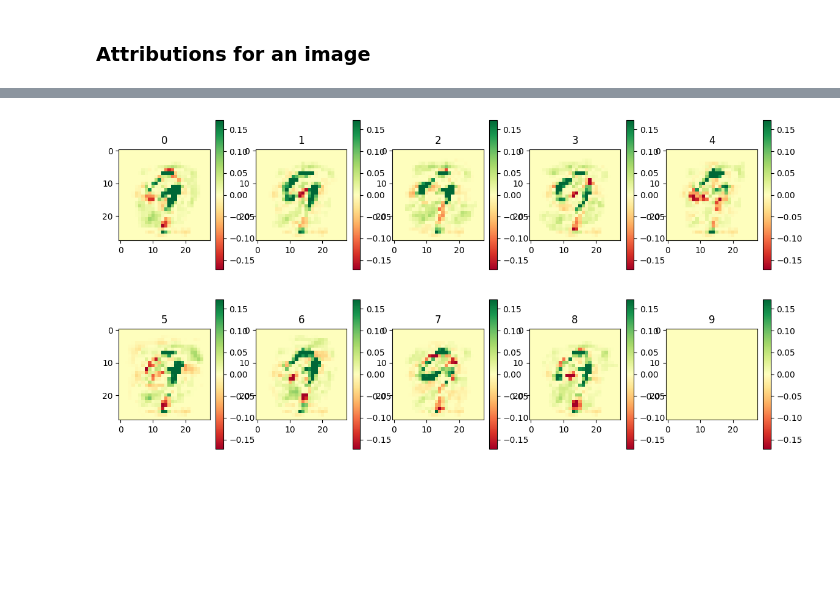
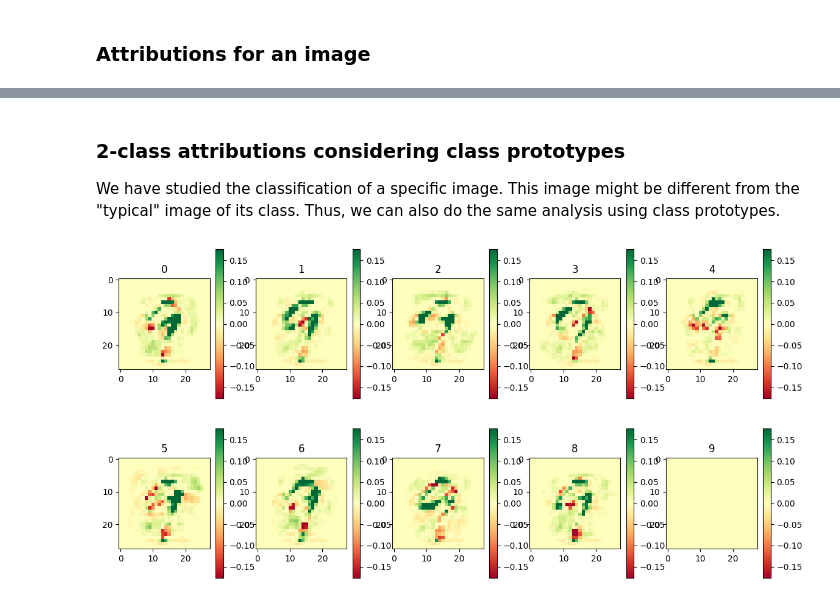
Before and after one commit to chcomin/model-interpretation, a Jupyter notebook: experiments/Logistic interpretation.ipynb, the cells around one changed output, grey strips where cells are left out. Cells and saved outputs as stored; diff of their text form; code cells hidden in the pictures; blank space fills up the shorter version.

```diff
--- a/experiments/Logistic interpretation.ipynb
+++ b/experiments/Logistic interpretation.ipynb
@@ -110,4 +112,6 @@ plt.colorbar()
 # %%
+img = data_train_pt[idx].reshape(28,28)
+
 plt.figure(figsize=(14, 7))
 for idx in range(10):
     weight = model.weight[idx].reshape(28,28)
@@ -122,7 +128,7 @@ for idx in range(10):
 # %%
+label = 9
 plt.figure(figsize=(14, 7))
 for idx in range(10):
-    # Get weights that contributed to classify to class label instead of idx
     weight = model.weight[label] - model.weight[idx]
     weight = weight.reshape(28,28)
     plt.subplot(2, 5, idx+1)
@@ -136,21 +140,33 @@ for idx in range(10):
+# %% [markdown]
+### 2-class attributions considering class prototypes
+
+We have studied the classification of a specific image. This image might be different from the "typical" image of its class. Thus, we can also do the same analysis using class prototypes.
 # %%
 from scipy.spatial import KDTree
 
-# Find samples at the center of each class (warning, average might not be at the peak of the distribution)
-tree = KDTree(data_train)
-imgs = []
-for idx in range(10):
-    mean = data_train[np.array(labels_train)==idx].mean(axis=0)
-    d, sample_idx = tree.query(mean)
-    imgs.append(data_train[sample_idx].reshape(28,28))
+def prototypes(data, labels):
+    """Find samples at the center of each class (warning, average might not be at the peak of the distribution)"""
+    tree = KDTree(data)
+    imgs = []
+
+    for idx in range(10):
+        mean = data_train[np.array(labels)==idx].mean(axis=0)
+        # Find the sample that is the closest to the average of the class.
+        d, sample_idx = tree.query(mean)
+        imgs.append(data_train[sample_idx].reshape(28,28))
+
+    return imgs
+
+imgs = prototypes(data_train, labels_train)
+label = 9
 
 plt.figure(figsize=(14, 7))
 for idx in range(10):
-    weight = model.weight[9] - model.weight[idx]
+    weight = model.weight[label] - model.weight[idx]
     weight = weight.reshape(28,28)
     plt.subplot(2, 5, idx+1)
     plt.imshow(weight*imgs[9], 'RdYlGn', norm=cn)
     plt.colorbar()
     plt.title(idx)
 # %% [output]
-[figure, old version]
+[figure, new version]
```
Also changed, not shown: parts of 16 cells of this notebook, 2 other files.
